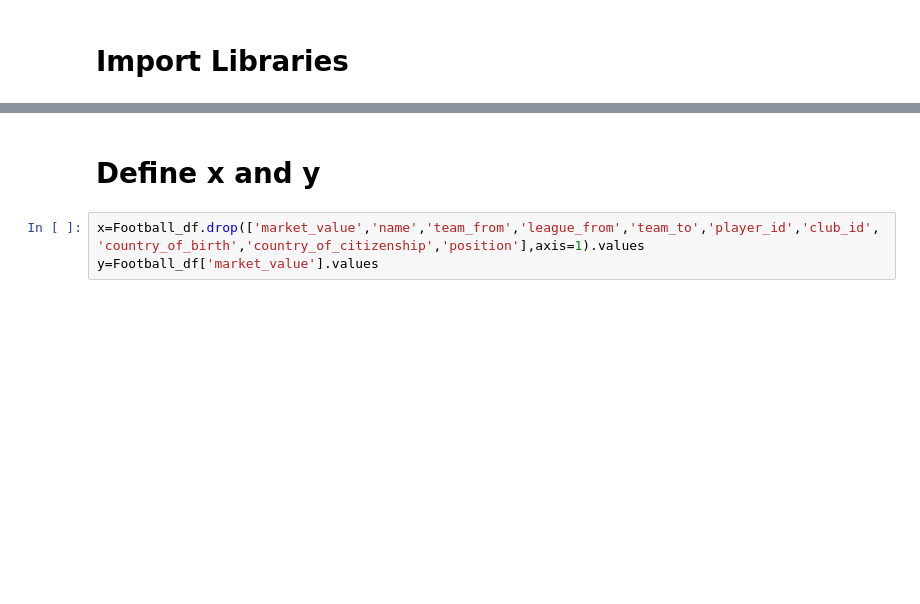
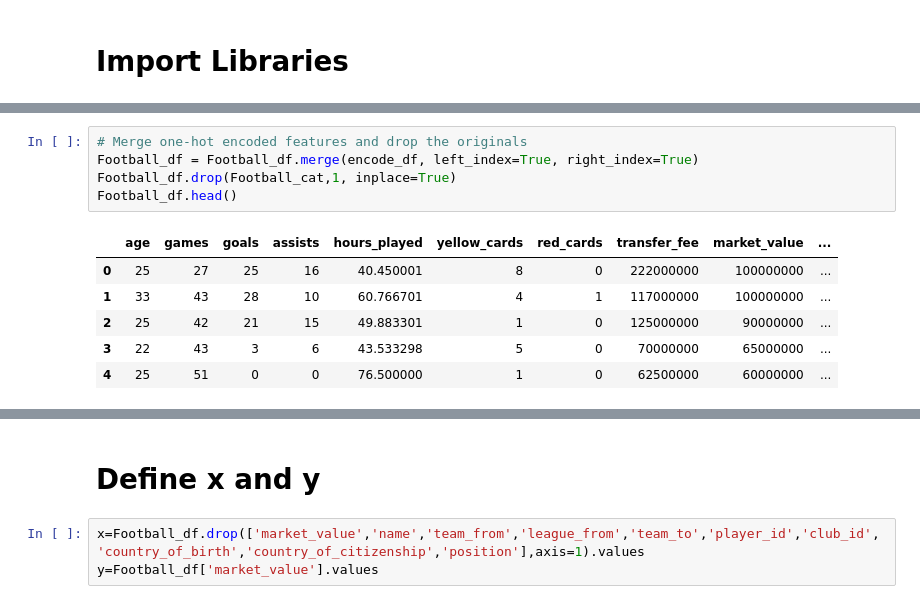
Before and after one commit to Edgarhv/Predicting-Football-soccer-using-a-Machine-Learning-Model, a Jupyter notebook: FutPlayers_PredictValue.ipynb, the cells around one changed output, grey strips where cells are left out. Saved outputs shown, nothing was run; the diff lists cells and outputs as text; blank space fills up the shorter version.

```diff
--- a/FutPlayers_PredictValue.ipynb
+++ b/FutPlayers_PredictValue.ipynb
@@ -18,0 +78,12 @@ Football_df.head()
+# %%
+# Merge one-hot encoded features and drop the originals
+Football_df = Football_df.merge(encode_df, left_index=True, right_index=True)
+Football_df.drop(Football_cat,1, inplace=True)
+Football_df.head()
+# %% [output]
+|  | age | games | goals | assists | hours_played | yellow_cards | red_cards | transfer_fee | market_value | ... |
+| 0 | 25 | 27 | 25 | 16 | 40.450001 | 8 | 0 | 222000000 | 100000000 | ... |
+| 1 | 33 | 43 | 28 | 10 | 60.766701 | 4 | 1 | 117000000 | 100000000 | ... |
+| 2 | 25 | 42 | 21 | 15 | 49.883301 | 1 | 0 | 125000000 | 90000000 | ... |
+| 3 | 22 | 43 | 3 | 6 | 43.533298 | 5 | 0 | 70000000 | 65000000 | ... |
+| 4 | 25 | 51 | 0 | 0 | 76.500000 | 1 | 0 | 62500000 | 60000000 | ... |
```
Also changed, not shown: parts of 8 cells of this notebook.
